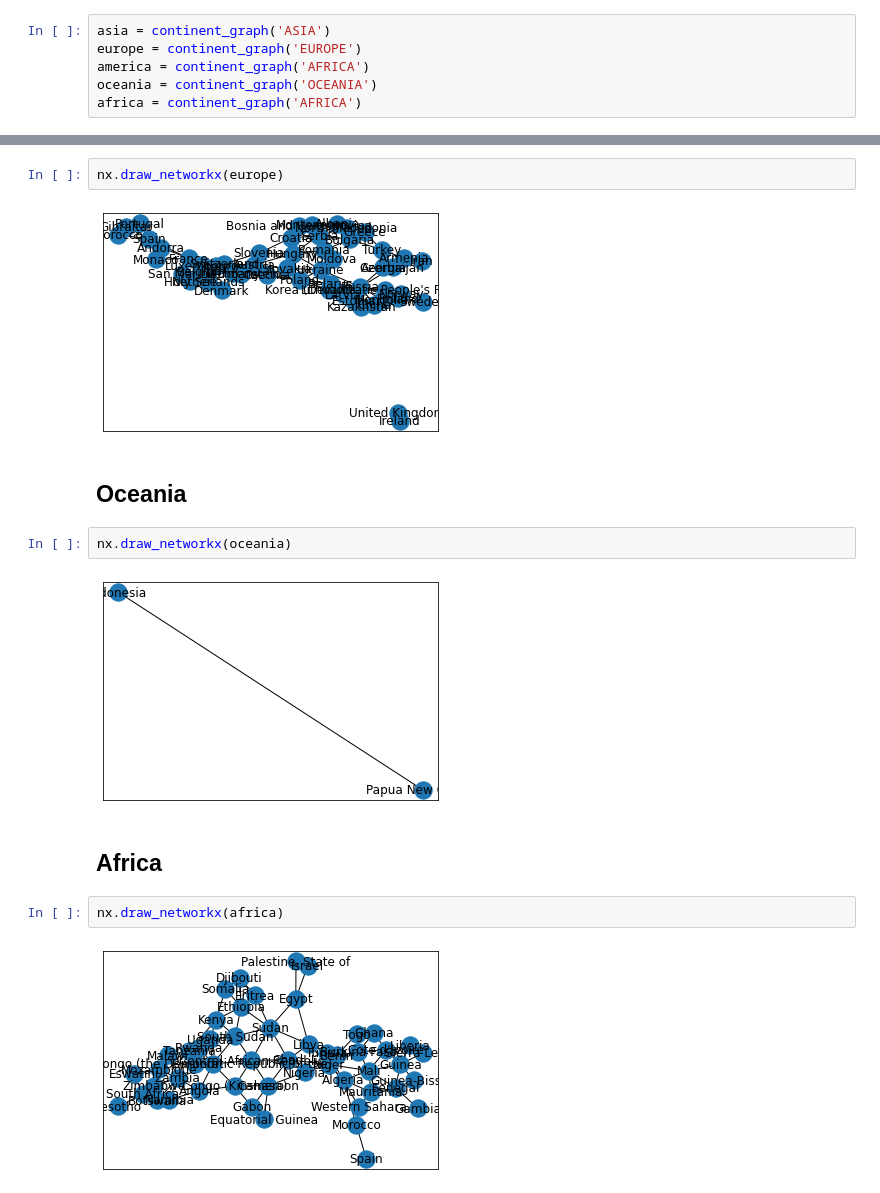
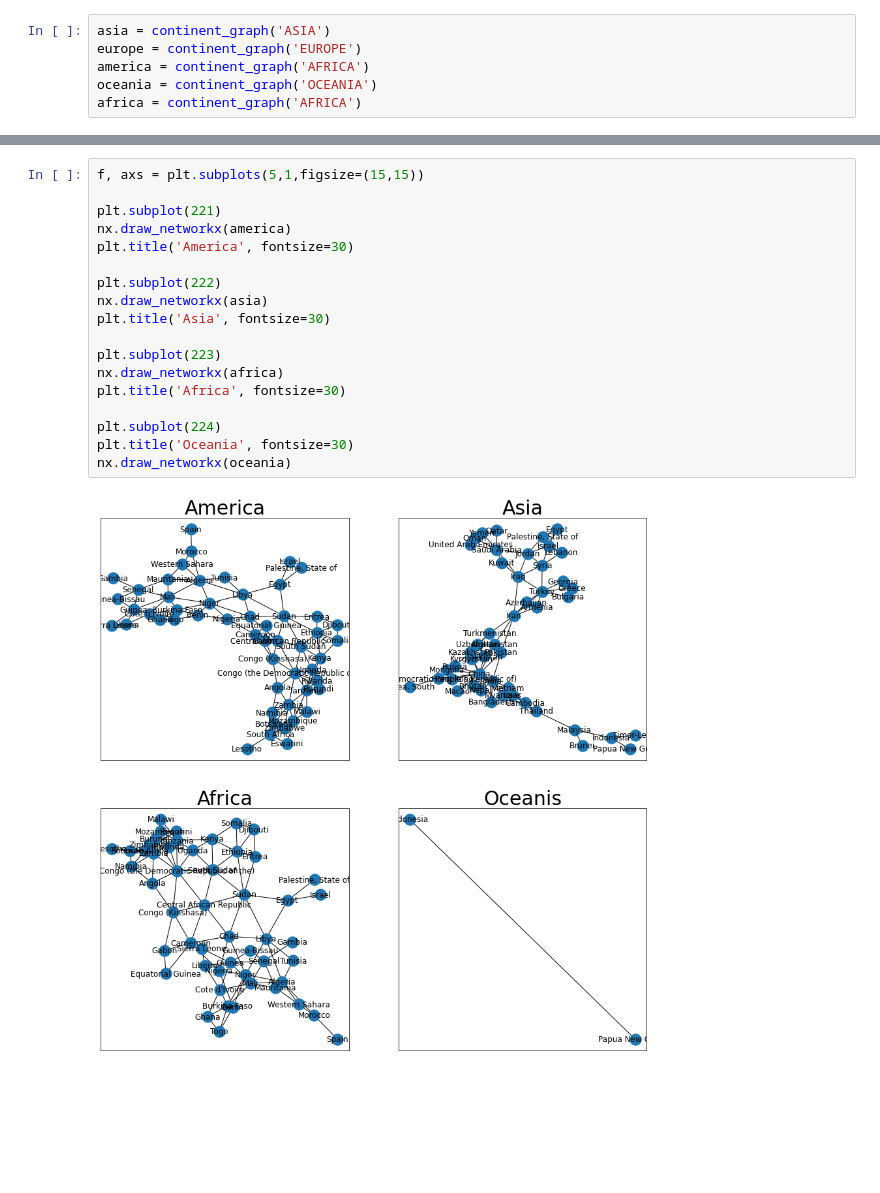
Before and after one commit to projeto-de-algoritmos/Grafos1_Cities, a Jupyter notebook: app.ipynb, the cells around one changed output, grey strips where cells are left out. Drawn from its saved outputs; the diff is of its cells as text; blank space fills up the shorter version.

Commit message:
👌 IMPROVE: Update app.ipynb to display continent graphs as subplots

```diff
--- a/app.ipynb
+++ b/app.ipynb
@@ -210,16 +196,20 @@ nx.draw_networkx(asia)
-# %%
-nx.draw_networkx(europe)
-# %% [output]
-[figure, removed]
-# %% [markdown]
-## Oceania
-# %%
-nx.draw_networkx(oceania)
-# %% [output]
-[figure, removed]
-# %% [markdown]
-## Africa
-# %%
-nx.draw_networkx(africa)
-# %% [output]
-[figure, removed]
+# %%
+f, axs = plt.subplots(5,1,figsize=(15,15))
+
+plt.subplot(221)
+nx.draw_networkx(america)
+plt.title('America', fontsize=30)
+
+plt.subplot(222)
+nx.draw_networkx(asia)
+plt.title('Asia', fontsize=30)
+
+plt.subplot(223)
+nx.draw_networkx(africa)
+plt.title('Africa', fontsize=30)
+
+plt.subplot(224)
+plt.title('Oceania', fontsize=30)
+nx.draw_networkx(oceania)
+# %% [output]
+[figure, added]
```
Also changed, not shown: parts of 7 cells of this notebook.
